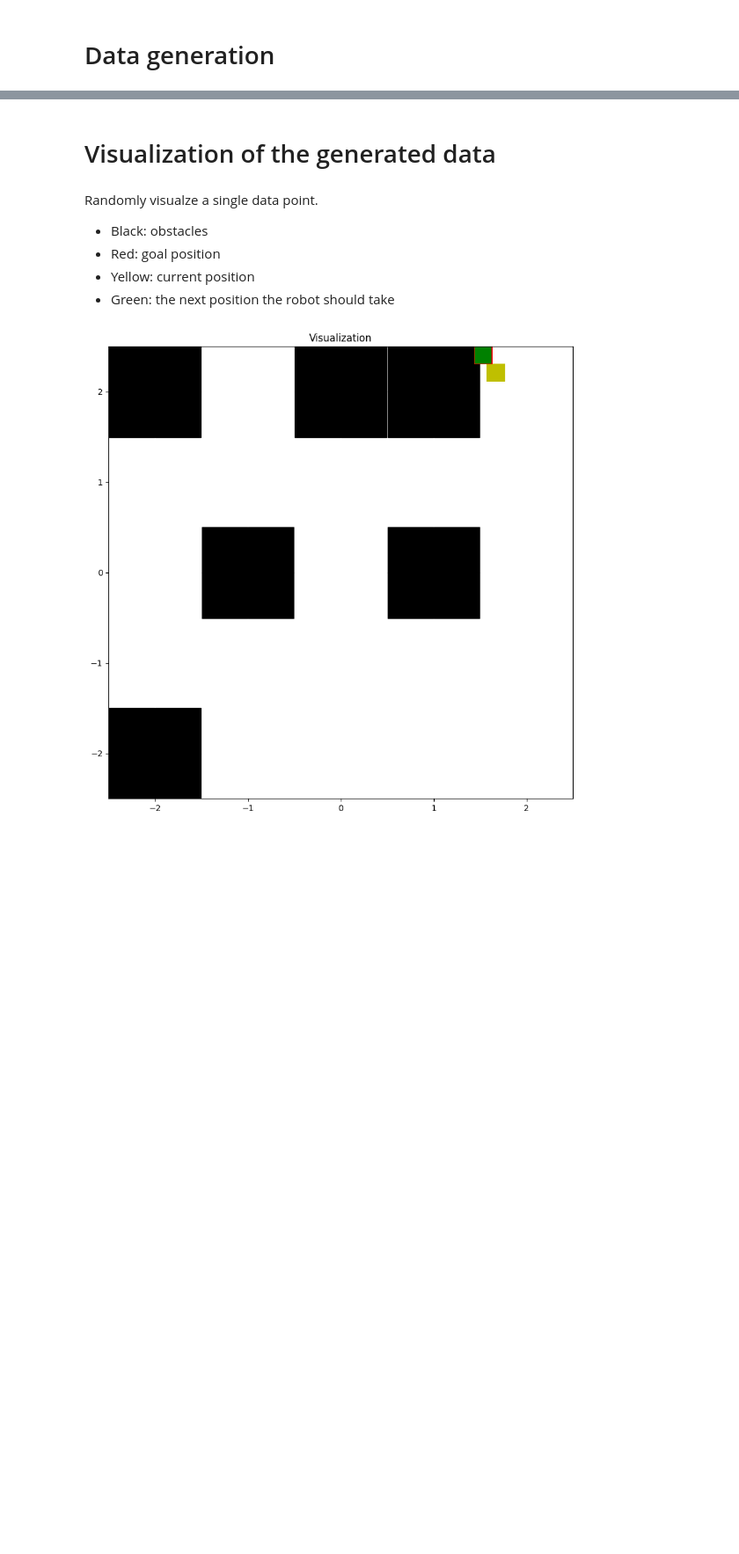
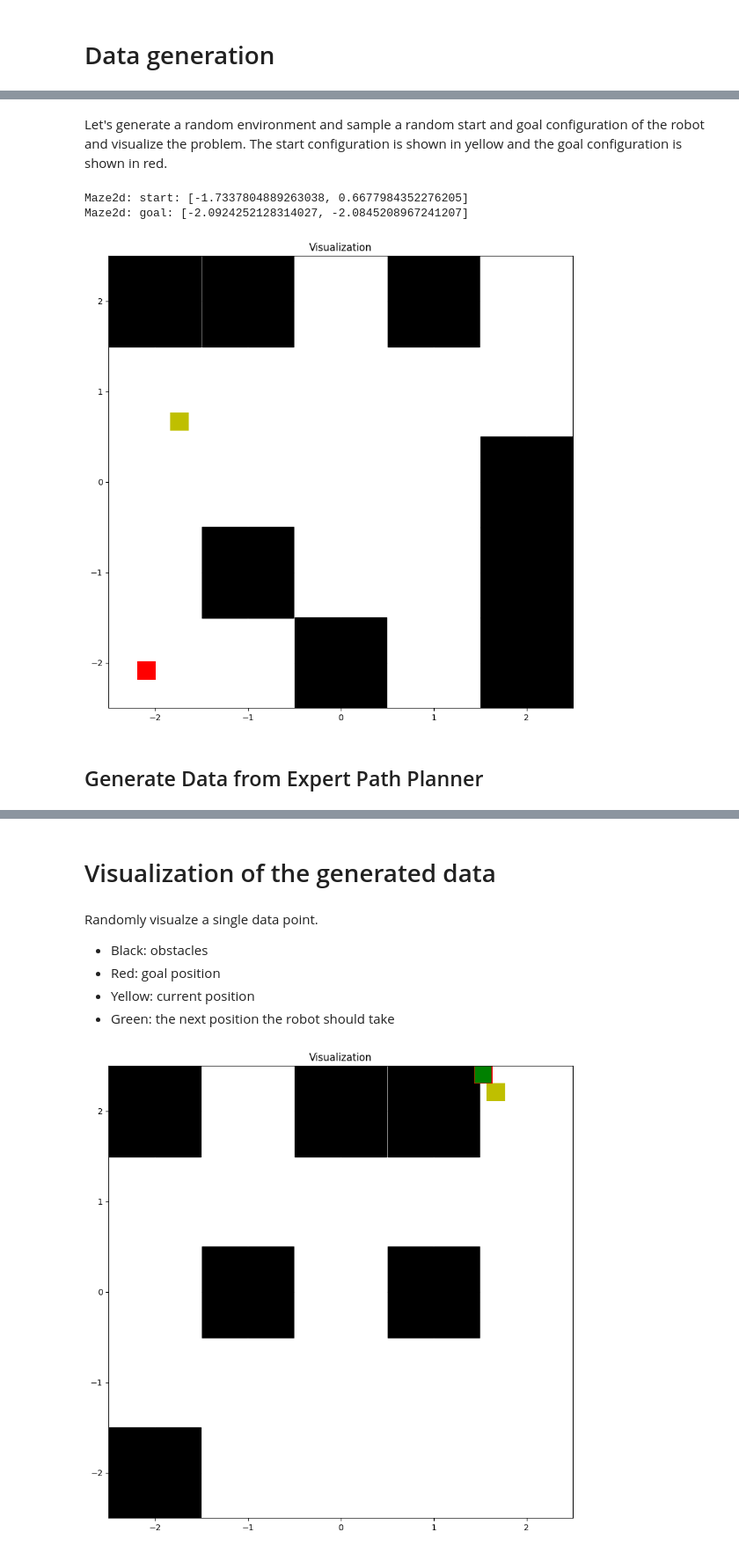
Before and after one commit to lyf44/CS5242-neural-motion-planning, a Jupyter notebook: our-notebook.ipynb, the cells around one changed output, grey strips where cells are left out. Shown at 88% size. Saved outputs shown, nothing was run; the diff lists cells and outputs as text; code cells hidden in the pictures; blank space fills up the shorter version.

```diff
--- a/our-notebook.ipynb
+++ b/our-notebook.ipynb
@@ -4,0 +198,36 @@ import ipdb
+# %% [markdown]
+Let's generate a random environment and sample a random start and goal configuration of the robot and visualize the problem. The start configuration is shown in yellow and the goal configuration is shown in red.
+# %%
+import matplotlib.pyplot as plt
+import matplotlib.patches as patches
+
+def visualize_data(occ_g, start_pos, goal_pos):
+    occ_g = np.array(occ_g).reshape(10, 10)
+    fig, ax = plt.subplots(1, figsize=(10, 10), dpi=100)
+    occ_grid_size = occ_g.shape[0]
+    tmp = occ_grid_size / 4.0 - 0.25
+    s = (10.0 / occ_grid_size * 100 / 2) ** 2 + 500
+    for i in range(occ_grid_size):
+        for j in range(occ_grid_size):
+            if occ_g[i,j] == 1:
+                plt.scatter(j/2.0 - tmp, tmp - i/2.0, color="black", marker='s', s=s, alpha=1) # init
+
+    ax.add_patch(patches.Rectangle((start_pos[0]-0.1, start_pos[1]-0.1), 0.2, 0.2, facecolor='y'))
+    ax.add_patch(patches.Rectangle((goal_pos[0]-0.1, goal_pos[1]-0.1), 0.2, 0.2, facecolor='r'))
+
+    ax.set_title("Visualization")
+    ax.set_xlim(-2.5, 2.5)
+    ax.set_ylim(-2.5, 2.5)
+
+maze = Maze2D()
+maze.random_obstacles()
+maze.sample_start_goal()
+
+occ_grid = maze.get_small_occupancy_grid()
+visualize_data(occ_grid, maze.start, maze.goal)
+# %% [output]
+Maze2d: start: [-1.7337804889263038, 0.6677984352276205]
+Maze2d: goal: [-2.0924252128314027, -2.0845208967241207]
+[figure, added]
+# %% [markdown]
+## Generate Data from Expert Path Planner
```
Also changed, not shown: parts of 21 cells of this notebook, 2 other files.
